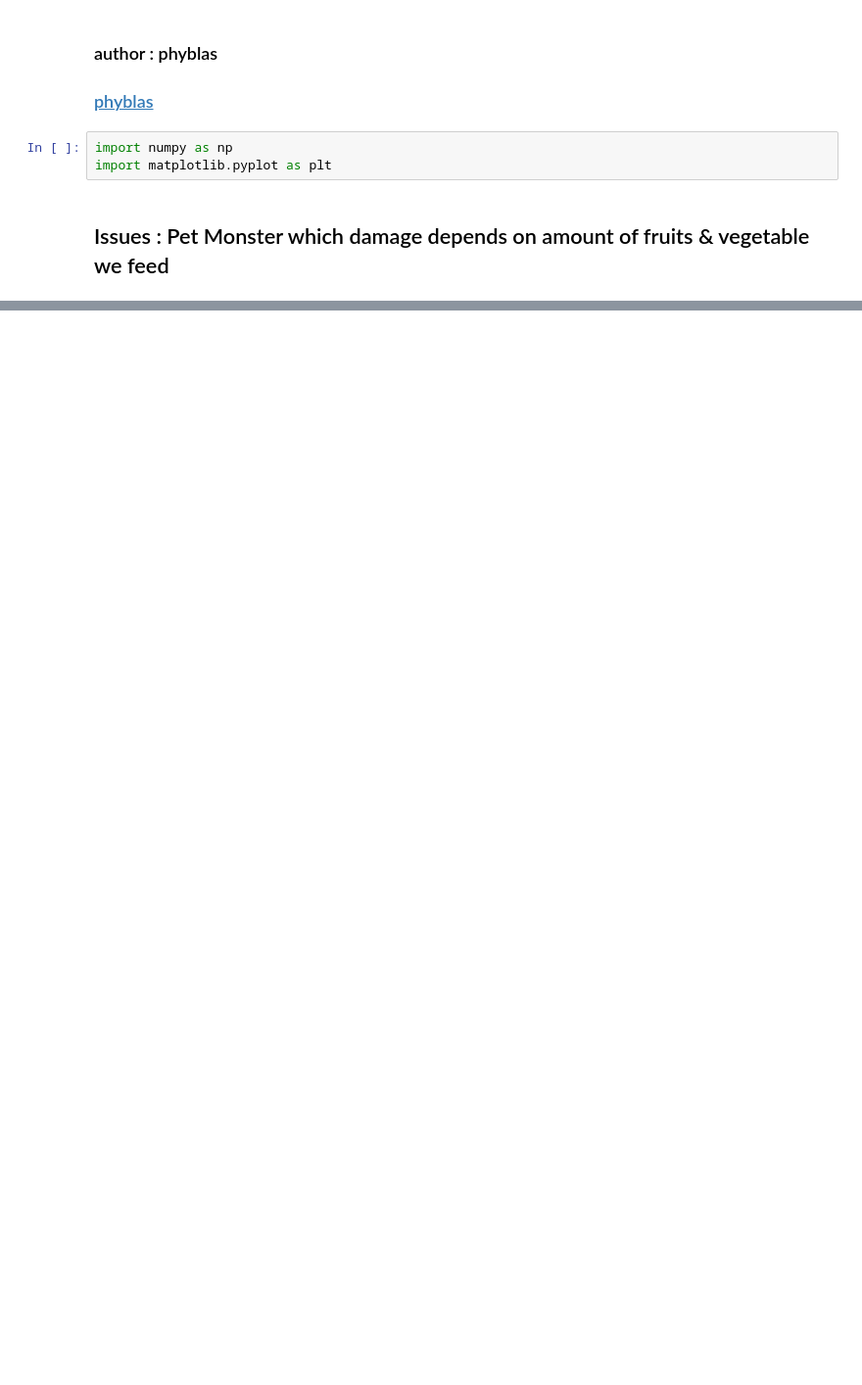
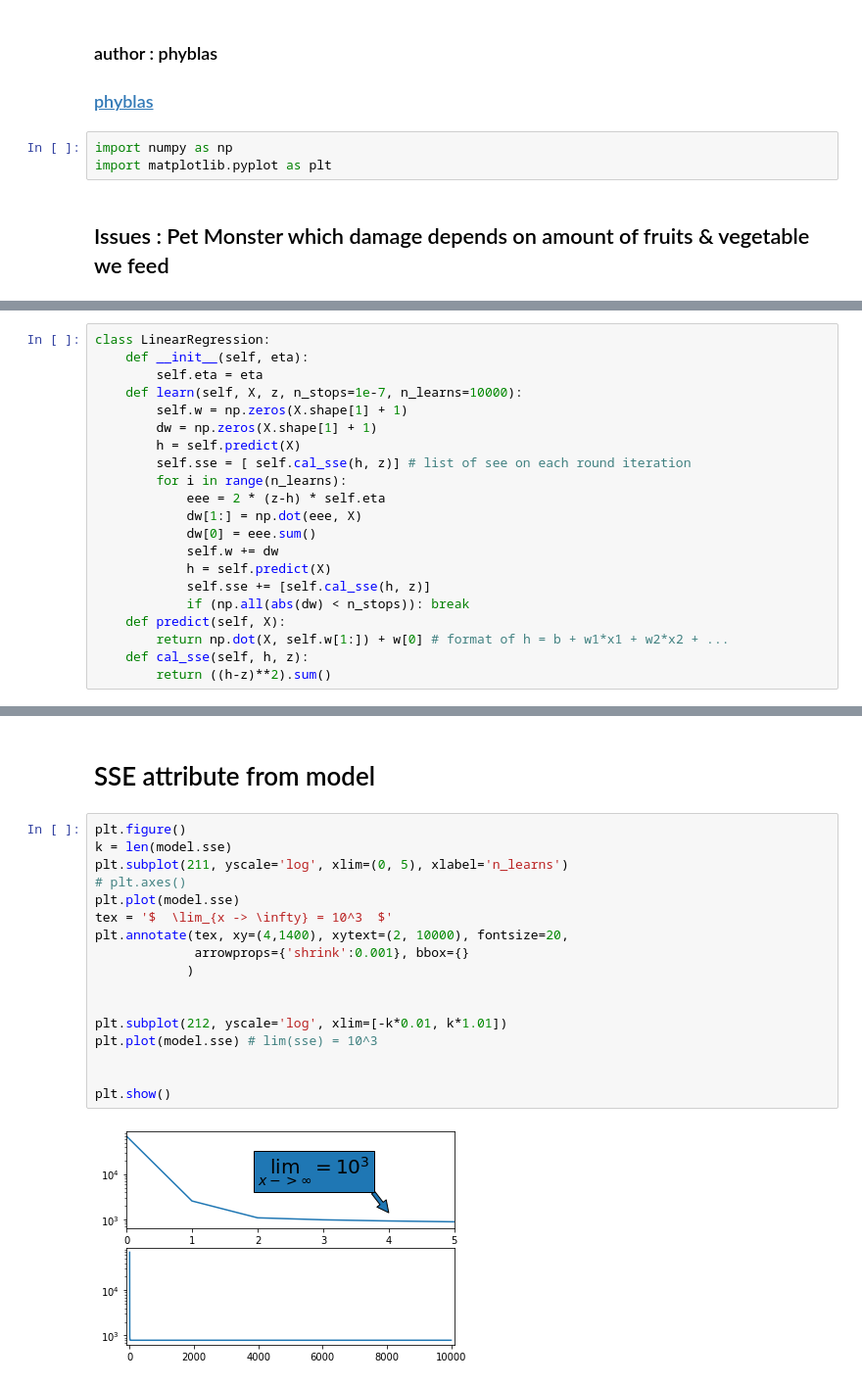
Before and after one commit to Yayawak/Machine-learner, a Jupyter notebook: Sklearn learn/Regression/Gradient descent/Mulitvaraible features.ipynb, the cells around one changed output, grey strips where cells are left out. Shown at 98% size. Saved outputs shown, nothing was run; the diff lists cells and outputs as text; blank space fills up the shorter version.

```diff
--- a/Sklearn learn/Regression/Gradient descent/Mulitvaraible features.ipynb
+++ b/Sklearn learn/Regression/Gradient descent/Mulitvaraible features.ipynb
@@ -41,0 +186,21 @@ plt.show()
+# %%
+class LinearRegression:
+    def __init__(self, eta):
+        self.eta = eta
+    def learn(self, X, z, n_stops=1e-7, n_learns=10000):
+        self.w = np.zeros(X.shape[1] + 1)
+        dw = np.zeros(X.shape[1] + 1)
+        h = self.predict(X)
+        self.sse = [ self.cal_sse(h, z)] # list of see on each round iteration
+        for i in range(n_learns):
+            eee = 2 * (z-h) * self.eta
+            dw[1:] = np.dot(eee, X)
+            dw[0] = eee.sum()
+            self.w += dw
+            h = self.predict(X)
+            self.sse += [self.cal_sse(h, z)]
+            if (np.all(abs(dw) < n_stops)): break
+    def predict(self, X):
+        return np.dot(X, self.w[1:]) + w[0] # format of h = b + w1*x1 + w2*x2 + ...
+    def cal_sse(self, h, z):
+        return ((h-z)**2).sum()
@@ -41,0 +242,21 @@ plt.show()
+# %% [markdown]
+# SSE attribute from model
+# %%
+plt.figure()
+k = len(model.sse)
+plt.subplot(211, yscale='log', xlim=(0, 5), xlabel='n_learns')
+# plt.axes()
+plt.plot(model.sse)
+tex = '$  \lim_{x -> \infty} = 10^3  $'
+plt.annotate(tex, xy=(4,1400), xytext=(2, 10000), fontsize=20,
+             arrowprops={'shrink':0.001}, bbox={}
+            )
+
+
+plt.subplot(212, yscale='log', xlim=[-k*0.01, k*1.01])
+plt.plot(model.sse) # lim(sse) = 10^3
+
+
+plt.show()
+# %% [output]
+[figure, added]
```
Also changed, not shown: parts of 17 cells of this notebook.
